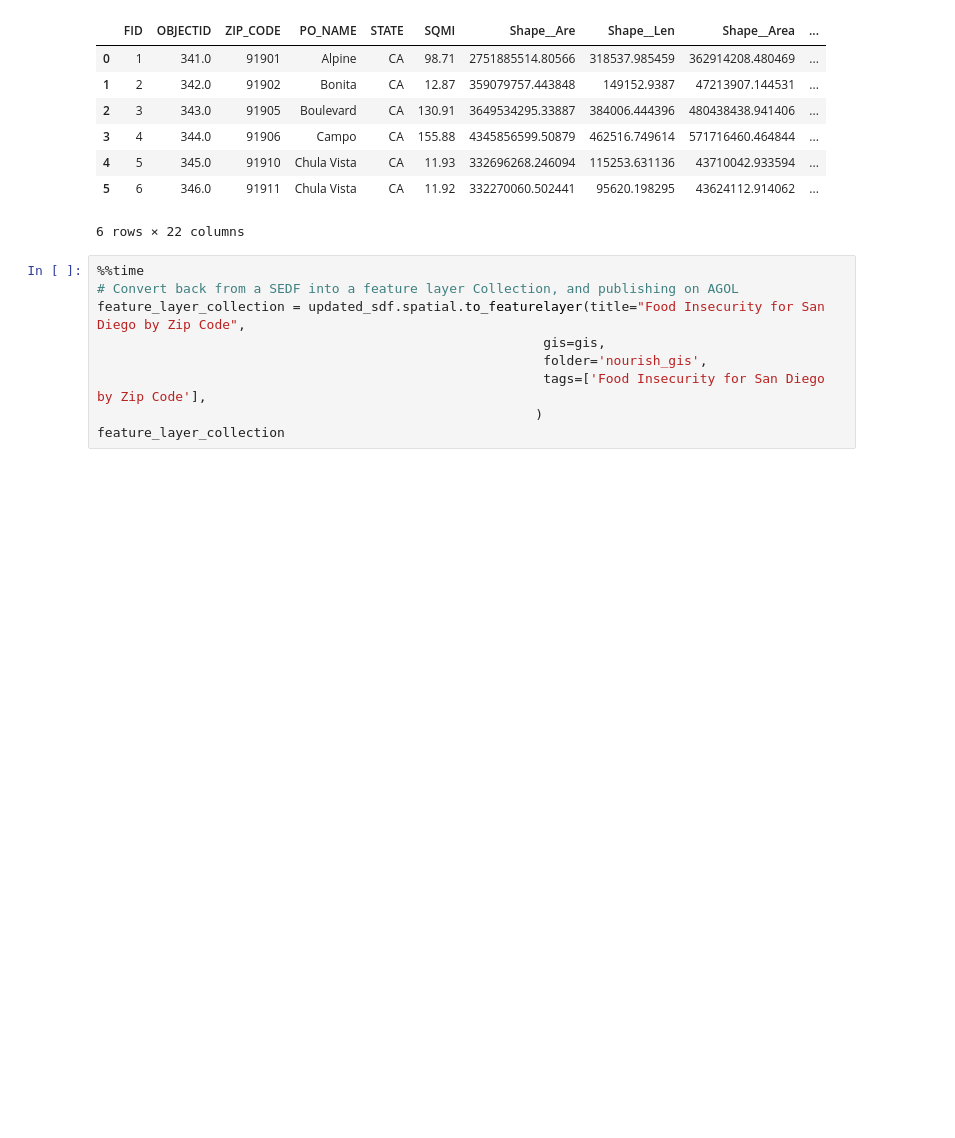
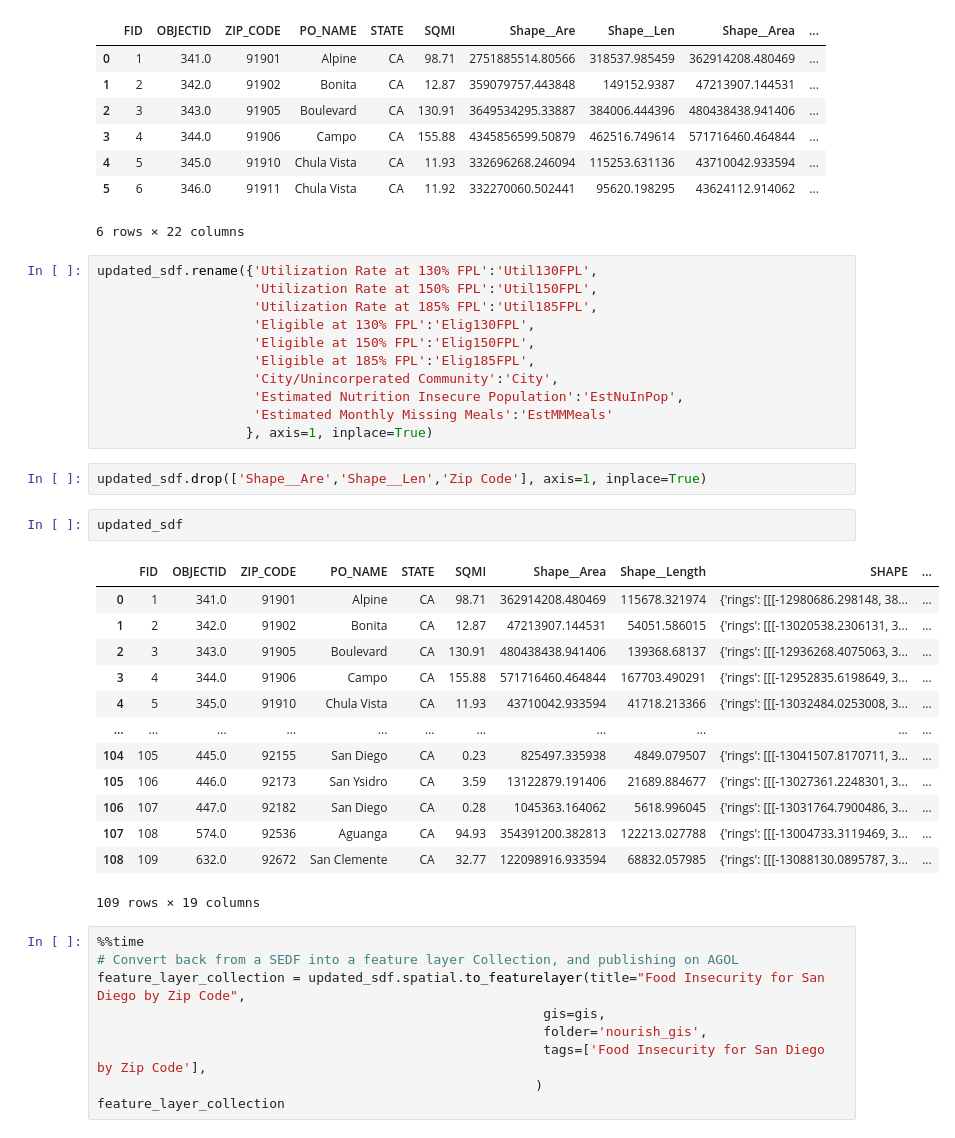
Before and after one commit to amoltkale/ai_chatbot_food_knowledge_graph, a Jupyter notebook: arc_gis/feature_layers/san_diego_hunger_coalition/sd_hunger_coalition_data_feature_creation.ipynb, the cells around one changed output. Cells and saved outputs as stored; diff of their text form; blank space fills up the shorter version.

```diff
--- a/arc_gis/feature_layers/san_diego_hunger_coalition/sd_hunger_coalition_data_feature_creation.ipynb
+++ b/arc_gis/feature_layers/san_diego_hunger_coalition/sd_hunger_coalition_data_feature_creation.ipynb
@@ -93,6 +93,35 @@ updated_sdf shape: (109, 22)
 | 4 | 5 | 345.0 | 91910 | Chula Vista | CA | 11.93 | 332696268.246094 | 115253.631136 | 43710042.933594 | ... |
 | 5 | 6 | 346.0 | 91911 | Chula Vista | CA | 11.92 | 332270060.502441 | 95620.198295 | 43624112.914062 | ... |
 6 rows × 22 columns
+# %%
+updated_sdf.rename({'Utilization Rate at 130% FPL':'Util130FPL',
+                    'Utilization Rate at 150% FPL':'Util150FPL',
+                    'Utilization Rate at 185% FPL':'Util185FPL',
+                    'Eligible at 130% FPL':'Elig130FPL',
+                    'Eligible at 150% FPL':'Elig150FPL',
+                    'Eligible at 185% FPL':'Elig185FPL',
+                    'City/Unincorperated Community':'City',
+                    'Estimated Nutrition Insecure Population':'EstNuInPop',
+                    'Estimated Monthly Missing Meals':'EstMMMeals'
+                   }, axis=1, inplace=True)
+# %%
+updated_sdf.drop(['Shape__Are','Shape__Len','Zip Code'], axis=1, inplace=True)
+# %%
+updated_sdf
+# %% [output]
+|  | FID | OBJECTID | ZIP_CODE | PO_NAME | STATE | SQMI | Shape__Area | Shape__Length | SHAPE | ... |
+| 0 | 1 | 341.0 | 91901 | Alpine | CA | 98.71 | 362914208.480469 | 115678.321974 | {'rings': [[[-12980686.298148, 38... | ... |
+| 1 | 2 | 342.0 | 91902 | Bonita | CA | 12.87 | 47213907.144531 | 54051.586015 | {'rings': [[[-13020538.2306131, 3... | ... |
+| 2 | 3 | 343.0 | 91905 | Boulevard | CA | 130.91 | 480438438.941406 | 139368.68137 | {'rings': [[[-12936268.4075063, 3... | ... |
+| 3 | 4 | 344.0 | 91906 | Campo | CA | 155.88 | 571716460.464844 | 167703.490291 | {'rings': [[[-12952835.6198649, 3... | ... |
+| 4 | 5 | 345.0 | 91910 | Chula Vista | CA | 11.93 | 43710042.933594 | 41718.213366 | {'rings': [[[-13032484.0253008, 3... | ... |
+| ... | ... | ... | ... | ... | ... | ... | ... | ... | ... | ... |
+| 104 | 105 | 445.0 | 92155 | San Diego | CA | 0.23 | 825497.335938 | 4849.079507 | {'rings': [[[-13041507.8170711, 3... | ... |
+| 105 | 106 | 446.0 | 92173 | San Ysidro | CA | 3.59 | 13122879.191406 | 21689.884677 | {'rings': [[[-13027361.2248301, 3... | ... |
+| 106 | 107 | 447.0 | 92182 | San Diego | CA | 0.28 | 1045363.164062 | 5618.996045 | {'rings': [[[-13031764.7900486, 3... | ... |
+| 107 | 108 | 574.0 | 92536 | Aguanga | CA | 94.93 | 354391200.382813 | 122213.027788 | {'rings': [[[-13004733.3119469, 3... | ... |
+| 108 | 109 | 632.0 | 92672 | San Clemente | CA | 32.77 | 122098916.933594 | 68832.057985 | {'rings': [[[-13088130.0895787, 3... | ... |
+109 rows × 19 columns
 # %%
 %%time
 # Convert back from a SEDF into a feature layer Collection, and publishing on AGOL
```
Also changed, not shown: parts of 1 cell of this notebook.
